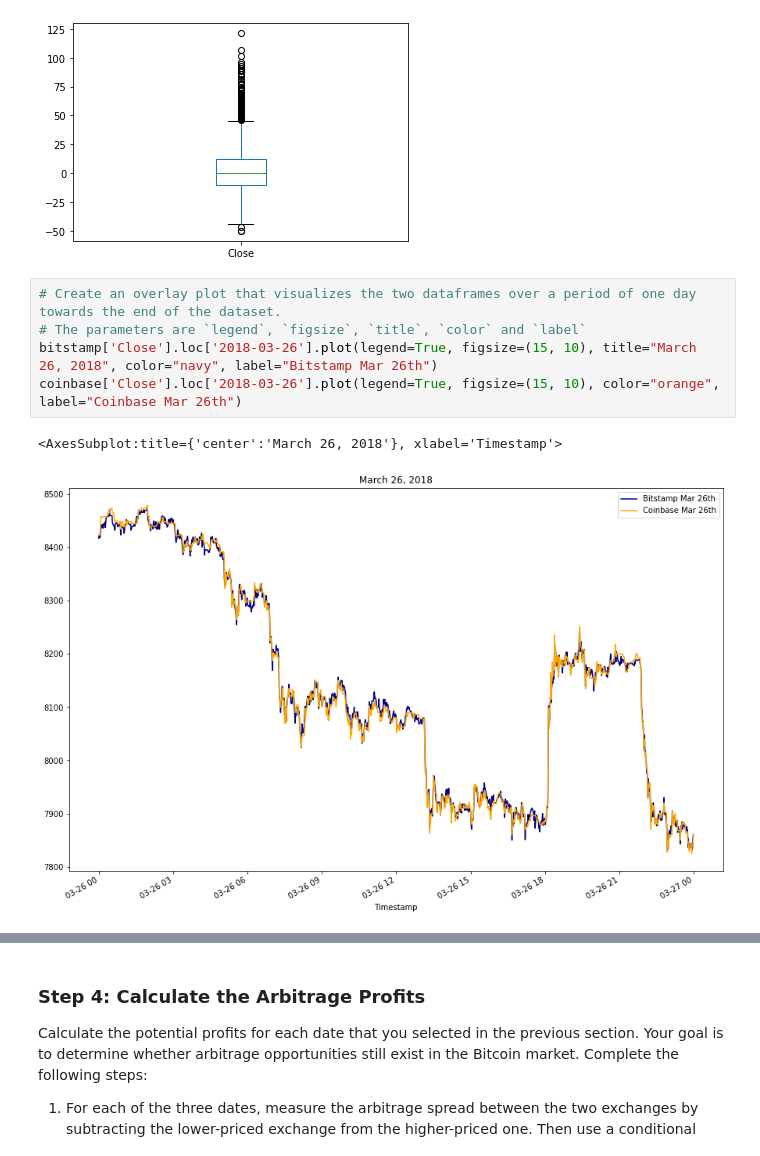
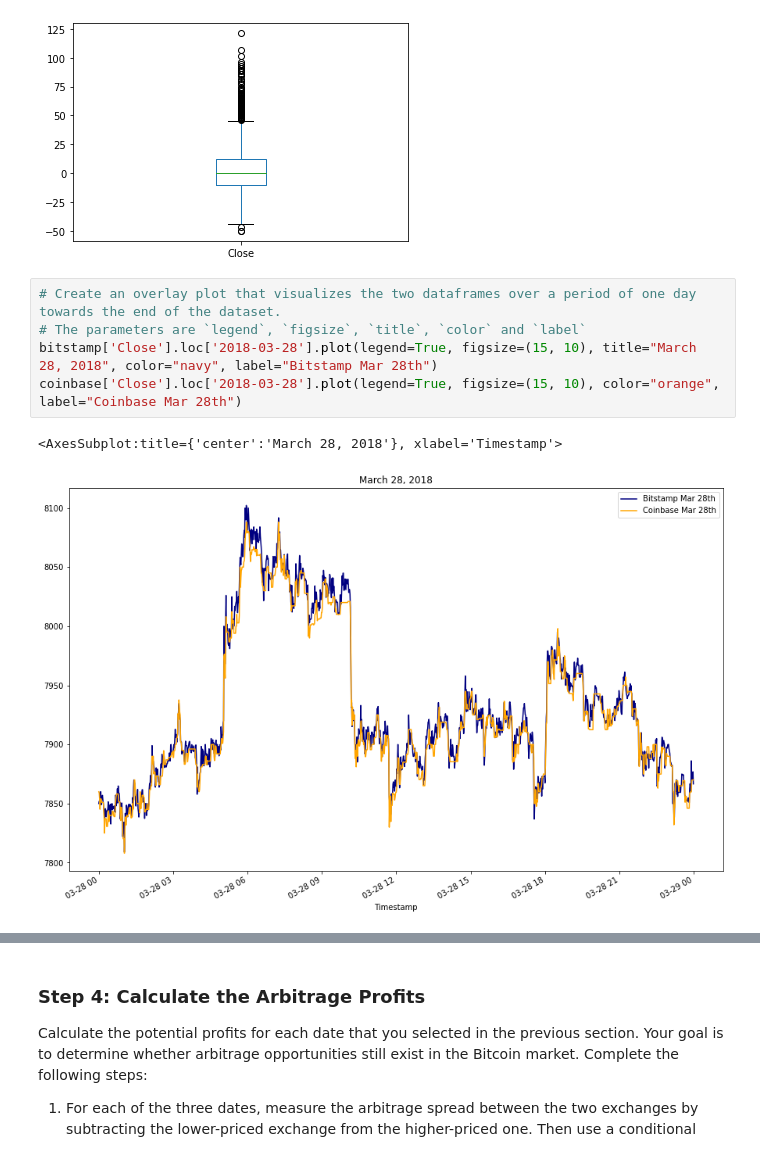
Before and after one commit to ChristineGuo213/Challenge3, a Jupyter notebook: Starter_Code/Starter_Code/crypto_arbitrage.ipynb, the cells around one changed output, grey strips where cells are left out. Cells and saved outputs as stored; diff of their text form.

```diff
--- a/Starter_Code/Starter_Code/crypto_arbitrage.ipynb
+++ b/Starter_Code/Starter_Code/crypto_arbitrage.ipynb
@@ -407,11 +404,11 @@ arbitrage_spread_middle.plot(kind='box')
 # %%
 # Create an overlay plot that visualizes the two dataframes over a period of one day towards the end of the dataset.
 # The parameters are `legend`, `figsize`, `title`, `color` and `label`
-bitstamp['Close'].loc['2018-03-26'].plot(legend=True, figsize=(15, 10), title="March 26, 2018", color="navy", label="Bitstamp Mar 26th")
-coinbase['Close'].loc['2018-03-26'].plot(legend=True, figsize=(15, 10), color="orange", label="Coinbase Mar 26th")
+bitstamp['Close'].loc['2018-03-28'].plot(legend=True, figsize=(15, 10), title="March 28, 2018", color="navy", label="Bitstamp Mar 28th")
+coinbase['Close'].loc['2018-03-28'].plot(legend=True, figsize=(15, 10), color="orange", label="Coinbase Mar 28th")
 # %% [output]
-<AxesSubplot:title={'center':'March 26, 2018'}, xlabel='Timestamp'>
+<AxesSubplot:title={'center':'March 28, 2018'}, xlabel='Timestamp'>
-[figure, old version]
+[figure, new version]
 # %%
 # Using the date from the late that you have selected, calculate the arbitrage spread
 # by subtracting the bitstamp lower closing prices from the coinbase higher closing prices
```
Also changed, not shown: parts of 9 cells of this notebook.
